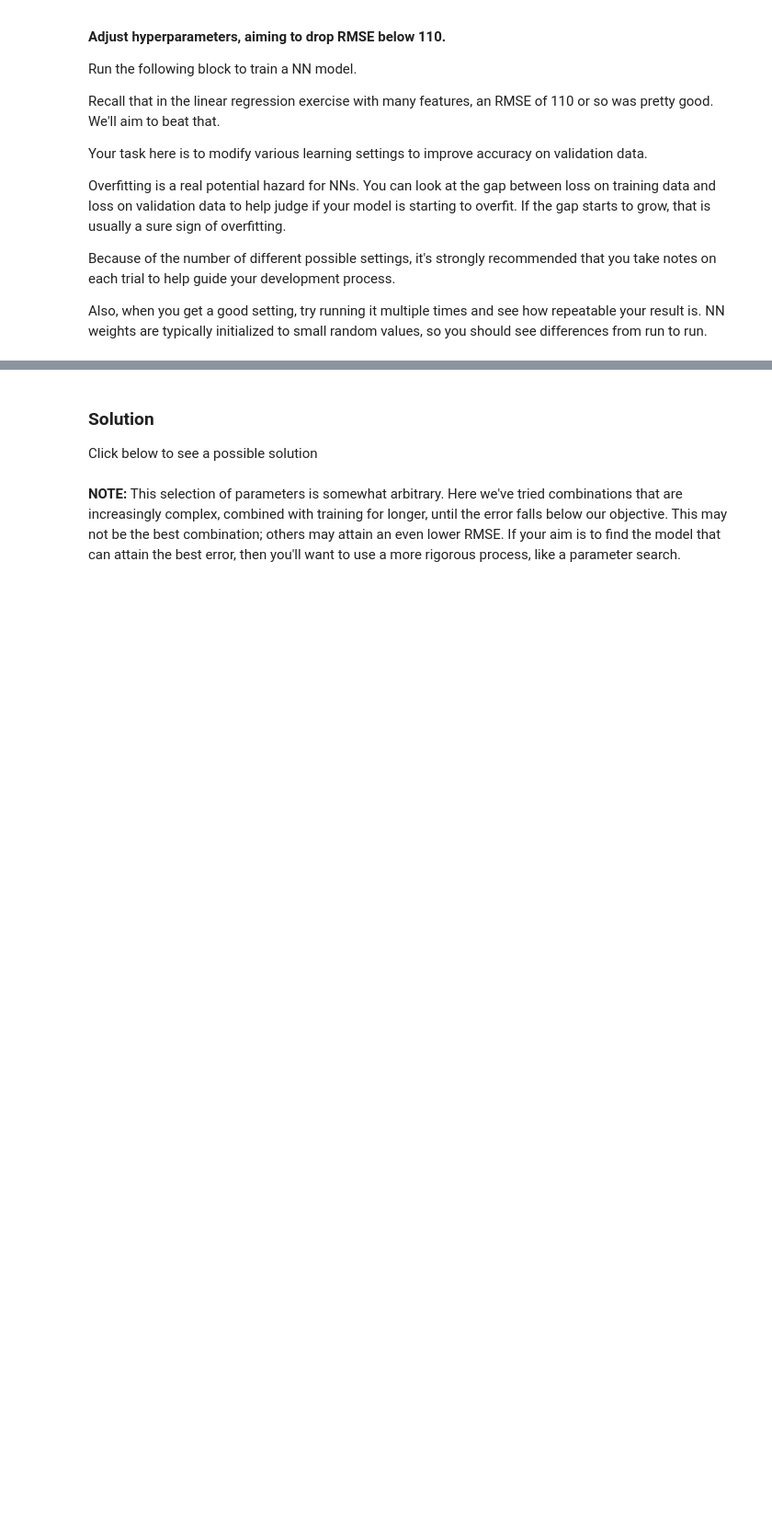
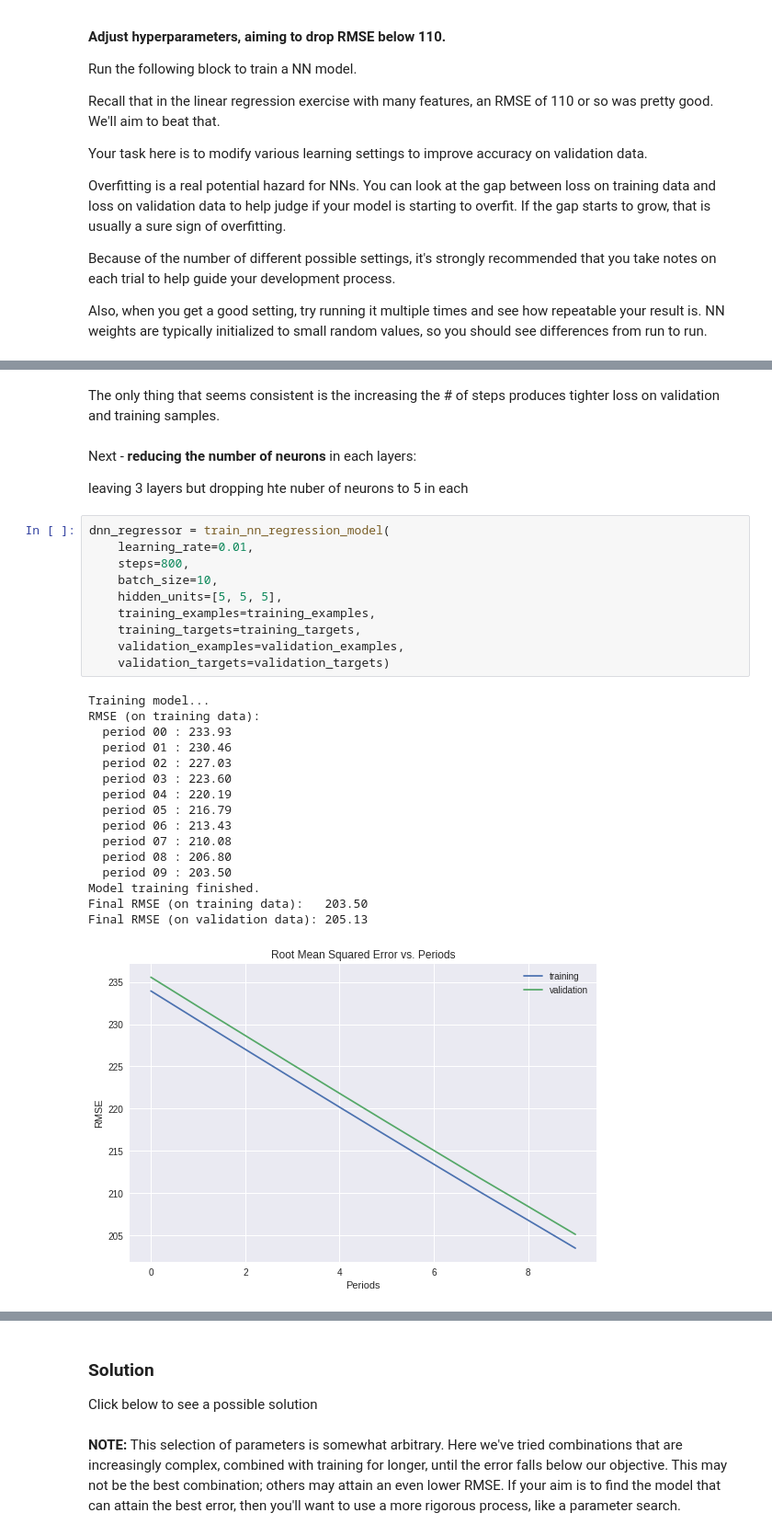
Before and after one commit to steineron/TensowFlowFirstSteps, a Jupyter notebook: intro_to_neural_nets.ipynb, the cells around one changed output, grey strips where cells are left out. Shown: that part at 92% size. Drawn from its saved outputs; the diff is of its cells as text; blank space fills up the shorter version.

```diff
--- a/intro_to_neural_nets.ipynb
+++ b/intro_to_neural_nets.ipynb
@@ -300,0 +469,33 @@ dnn_regressor = train_nn_regression_model(
+# %% [markdown]
+The only thing that seems consistent is the increasing the # of steps produces tighter loss on validation and training samples.
+# %% [markdown]
+Next - **reducing the number of neurons** in each layers:
+
+leaving 3 layers but dropping hte nuber of neurons to 5 in each
+# %%
+dnn_regressor = train_nn_regression_model(
+    learning_rate=0.01,
+    steps=800,
+    batch_size=10,
+    hidden_units=[5, 5, 5],
+    training_examples=training_examples,
+    training_targets=training_targets,
+    validation_examples=validation_examples,
+    validation_targets=validation_targets)
+# %% [output]
+Training model...
+RMSE (on training data):
+  period 00 : 233.93
+  period 01 : 230.46
+  period 02 : 227.03
+  period 03 : 223.60
+  period 04 : 220.19
+  period 05 : 216.79
+  period 06 : 213.43
+  period 07 : 210.08
+  period 08 : 206.80
+  period 09 : 203.50
+Model training finished.
+Final RMSE (on training data):   203.50
+Final RMSE (on validation data): 205.13
+[figure, added]
```
Also changed, not shown: parts of 24 cells of this notebook.
